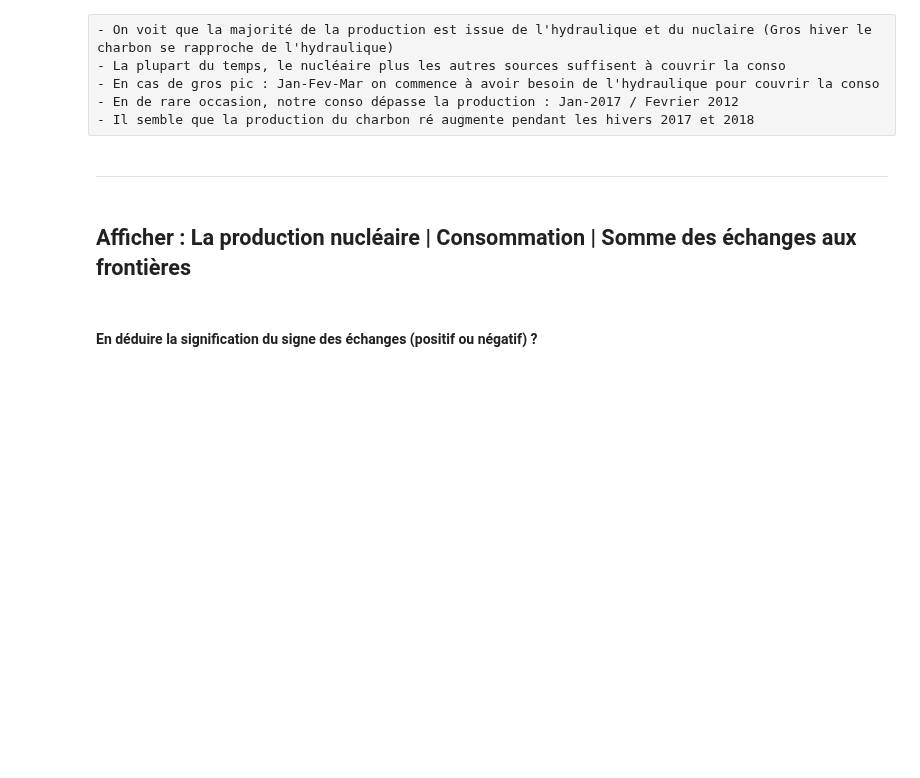
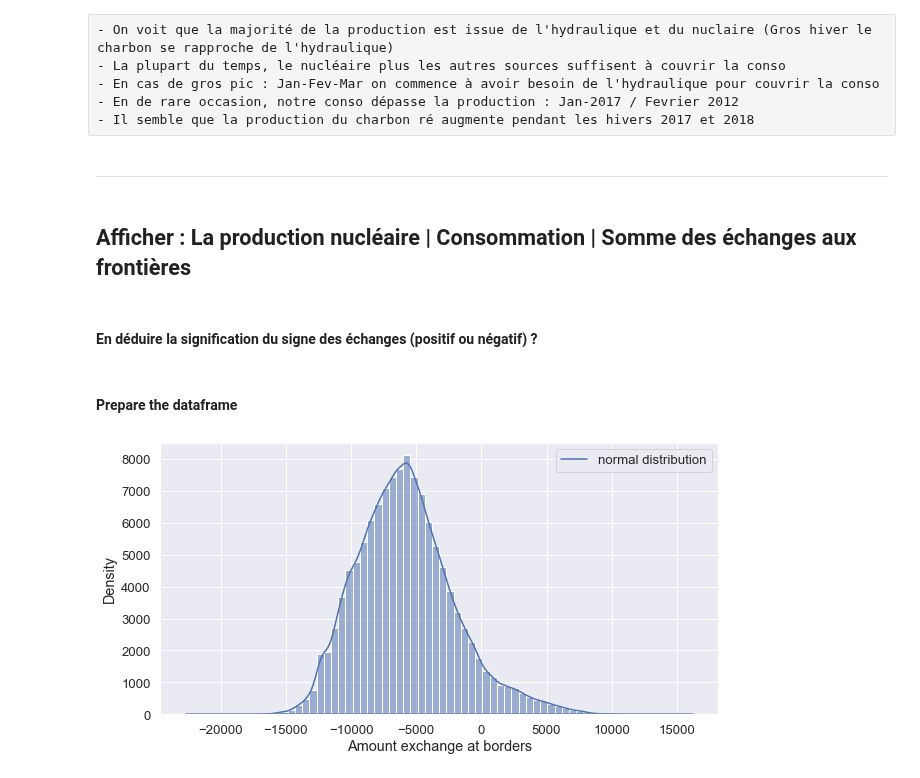
Before and after one commit to ManuLabricole/CDN-Statistique, a Jupyter notebook: Notebooks/Energy_Study.ipynb, the cells around one changed output. Saved outputs shown, nothing was run; the diff lists cells and outputs as text; code cells hidden in the pictures; blank space fills up the shorter version.

```diff
--- a/Notebooks/Energy_Study.ipynb
+++ b/Notebooks/Energy_Study.ipynb
@@ -433,0 +436,15 @@ plt.show()
+# %%
+col= ["Consommation", "Nucléaire",'Ech. physiques',
+       'Taux de Co2', 'Ech. comm. Angleterre', 'Ech. comm. Espagne',
+       'Ech. comm. Italie', 'Ech. comm. Suisse',
+       'Ech. comm. Allemagne-Belgique']
+echangeCol = ['Ech. comm. Angleterre', 'Ech. comm. Espagne', 'Ech. comm. Italie', 'Ech. comm. Suisse', 'Ech. comm. Allemagne-Belgique']
+# %% [markdown]
+#### Prepare the dataframe
+# %%
+df_echange = df_national[col]
+df_echange=df_echange.replace("ND", np.nan)
+df_echange.dropna(axis=0, inplace=True)
+df_echange=df_echange.astype(float)
+# %%
+df_echange["Echange Sum"] = df_echange[echangeCol].sum(axis=1)
@@ -433,0 +453,16 @@ plt.show()
+# %%
+data = df_echange["Echange Sum"]
+# plot histogram and normal distribution using Seaborn
+sns.histplot(data=data, bins=50, kde=True)
+sns.kdeplot(data=data, bw_method=0.5, label='normal distribution')
+
+# add labels and legend
+sns.set_style('whitegrid')
+sns.set(rc={'figure.figsize':(10,5)})
+sns.set(font_scale=1.2)
+plt.xlabel('Amount exchange at borders')
+plt.ylabel('Density')
+plt.legend()
+plt.show()
+# %% [output]
+[figure, added]
```
Also changed, not shown: parts of 15 cells of this notebook.
